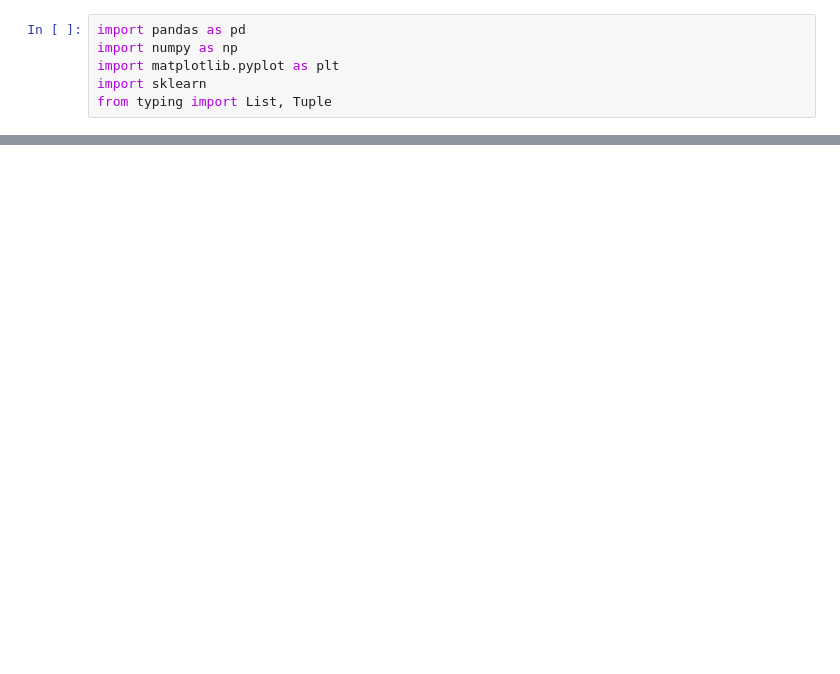
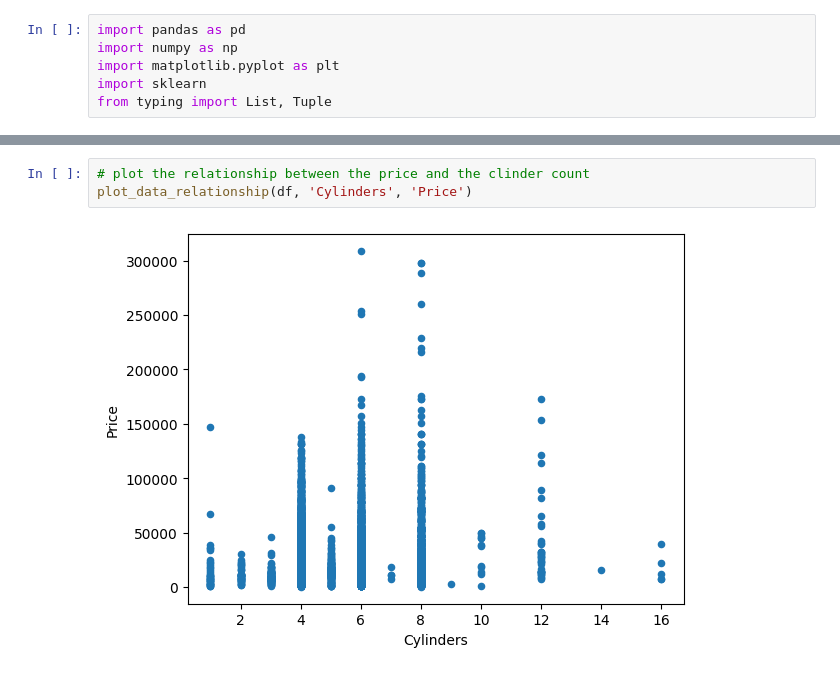
Before and after one commit to BishoyAtef/DS_Project, a Jupyter notebook: data_cleaning.ipynb, the cells around one changed output, grey strips where cells are left out. Drawn from its saved outputs; the diff is of its cells as text; blank space fills up the shorter version.

```diff
--- a/data_cleaning.ipynb
+++ b/data_cleaning.ipynb
@@ -184,0 +208,5 @@ Standard Deviation: 17407.67227533668
+# %%
+# plot the relationship between the price and the clinder count
+plot_data_relationship(df, 'Cylinders', 'Price')
+# %% [output]
+[figure, added]
```
Also changed, not shown: parts of 12 cells of this notebook.
